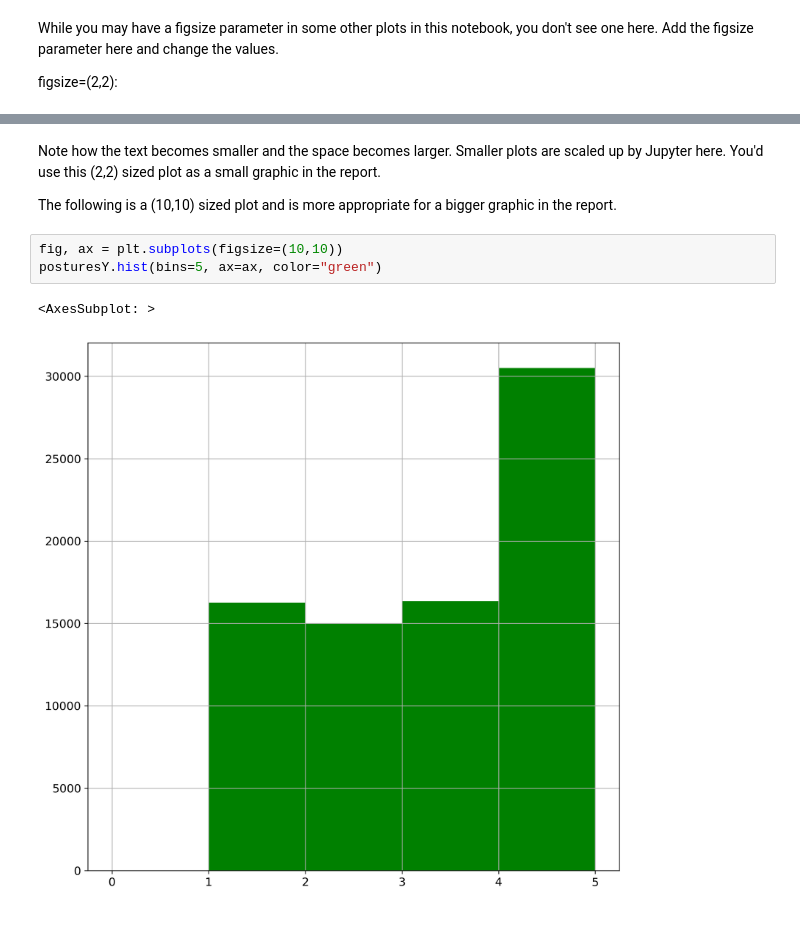
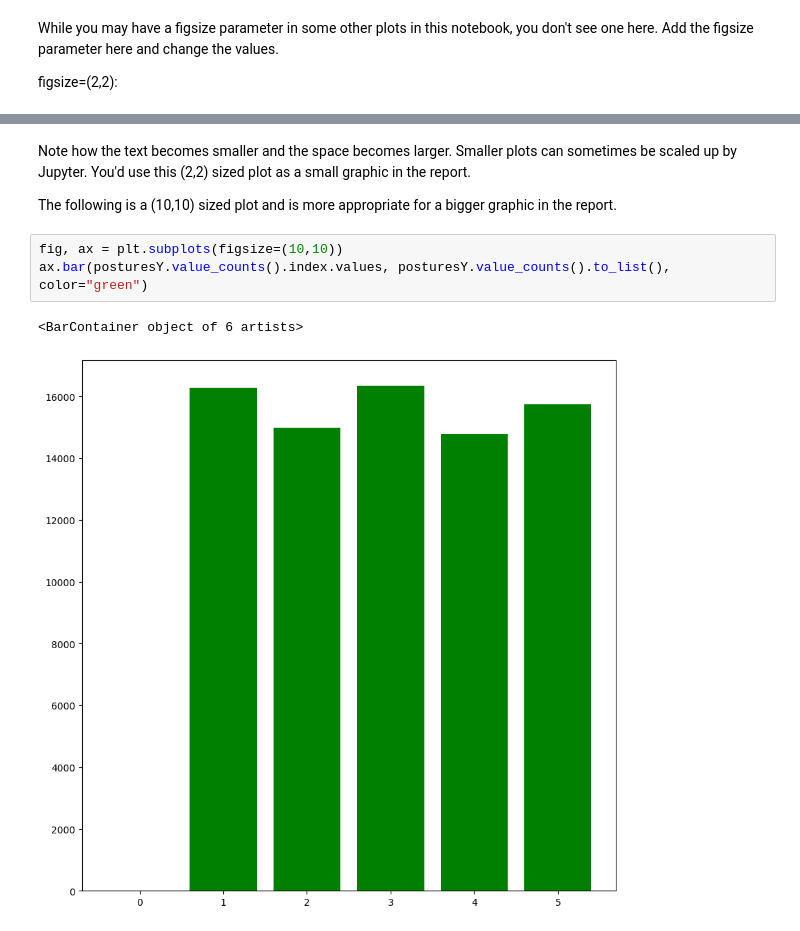
Before and after one commit to wa1di/ML22, a Jupyter notebook: Visualizations.ipynb, the cells around one changed output, grey strips where cells are left out. Saved outputs shown, nothing was run; the diff lists cells and outputs as text.

```diff
--- a/Visualizations.ipynb
+++ b/Visualizations.ipynb
@@ -201,10 +201,10 @@ posturesY.hist(bins=5, ax=ax, color="green")
 # %% [markdown]
-Note how the text becomes smaller and the space becomes larger. Smaller plots are scaled up by Jupyter here. You'd use this (2,2) sized plot as a small graphic in the report.
+Note how the text becomes smaller and the space becomes larger. Smaller plots can sometimes be scaled up by Jupyter. You'd use this (2,2) sized plot as a small graphic in the report.
 
 The following is a (10,10) sized plot and is more appropriate for a bigger graphic in the report.
 # %%
 fig, ax = plt.subplots(figsize=(10,10))
-posturesY.hist(bins=5, ax=ax, color="green")
+ax.bar(posturesY.value_counts().index.values, posturesY.value_counts().to_list(), color="green")
 # %% [output]
-<AxesSubplot: >
+<BarContainer object of 6 artists>
-[figure, old version]
+[figure, new version]
```
Also changed, not shown: parts of 5 cells of this notebook.
